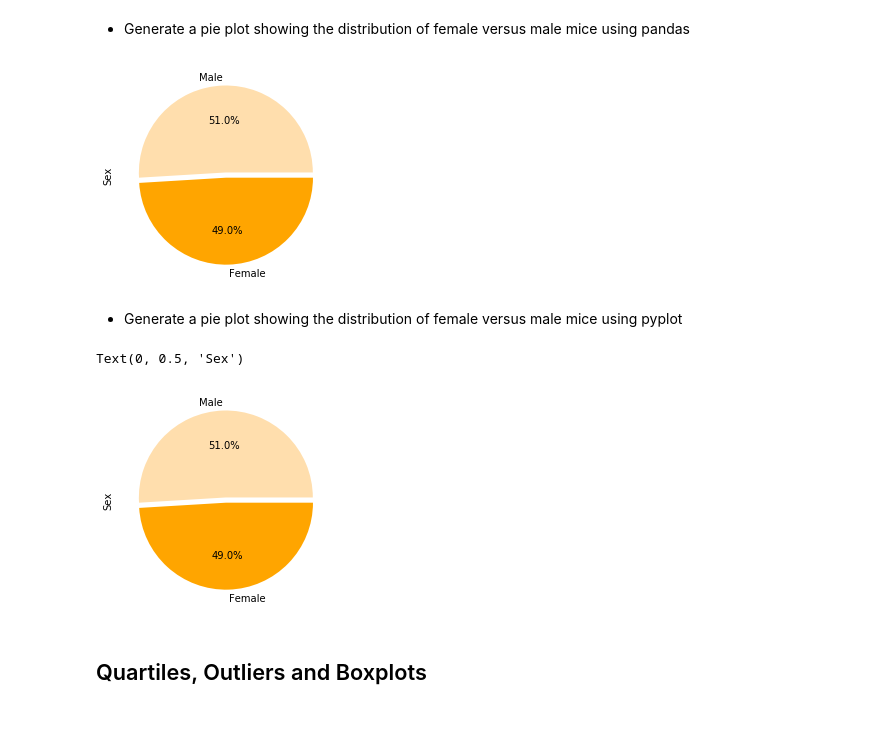
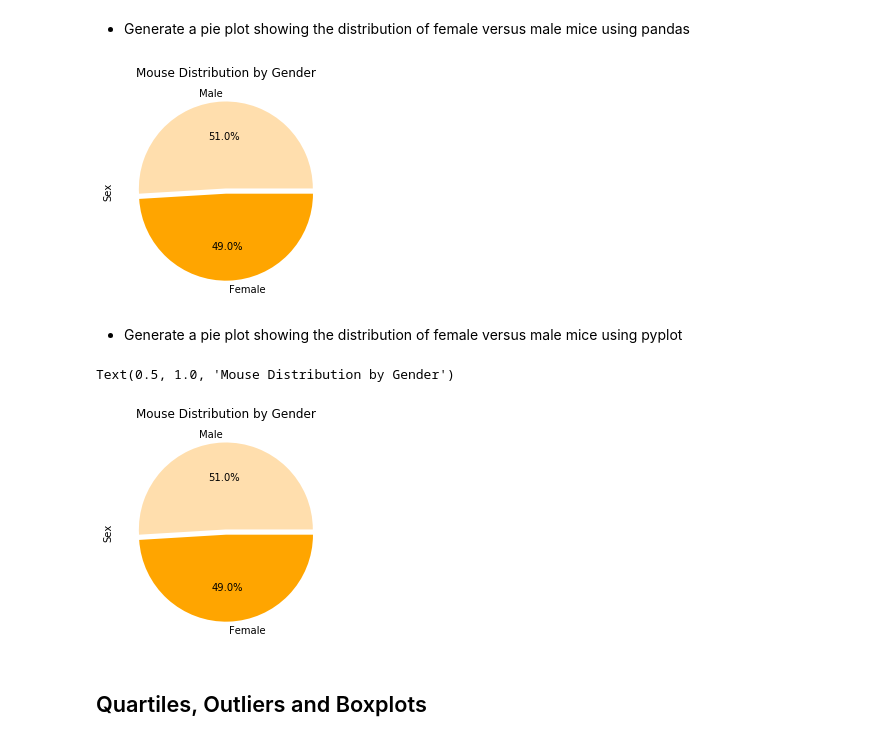
Before and after one commit to manuelamc14/Matploid-challenge, a Jupyter notebook: Pymaceuticals/pymaceuticals_starter.ipynb, the cells around one changed output. Cells and saved outputs as stored; diff of their text form; code cells hidden in the pictures.

```diff
--- a/Pymaceuticals/pymaceuticals_starter.ipynb
+++ b/Pymaceuticals/pymaceuticals_starter.ipynb
@@ -186,11 +195,11 @@ gender_distribution = gender_group["Sex"].count().sort_values(ascending=False)
 # %%
 # Create the gender pie
 
 colors = ['navajowhite', 'orange']
 explode = [0.03, 0.03]
-gender_pie = gender_distribution.plot(kind="pie", autopct='%1.1f%%', colors=colors, explode = explode)
+gender_pie = gender_distribution.plot(kind="pie", autopct='%1.1f%%', colors=colors, explode = explode, title = "Mouse Distribution by Gender")
 # %% [output]
-[figure, old version]
+[figure, new version]
 # %% [markdown]
 - Generate a pie plot showing the distribution of female versus male mice using pyplot
 # %%
@@ -200,9 +209,10 @@ labels = gender_distribution.index
 # Create the chart
 plt.pie(gender_distribution, labels=labels, autopct="%1.1f%%", colors=colors, explode=explode)
 plt.ylabel("Sex")
+plt.title("Mouse Distribution by Gender")
 # %% [output]
-Text(0, 0.5, 'Sex')
+Text(0.5, 1.0, 'Mouse Distribution by Gender')
-[figure, old version]
+[figure, new version]
 # %% [markdown]
 ## Quartiles, Outliers and Boxplots
 # %% [markdown]
```
Also changed, not shown: parts of 8 cells of this notebook.
